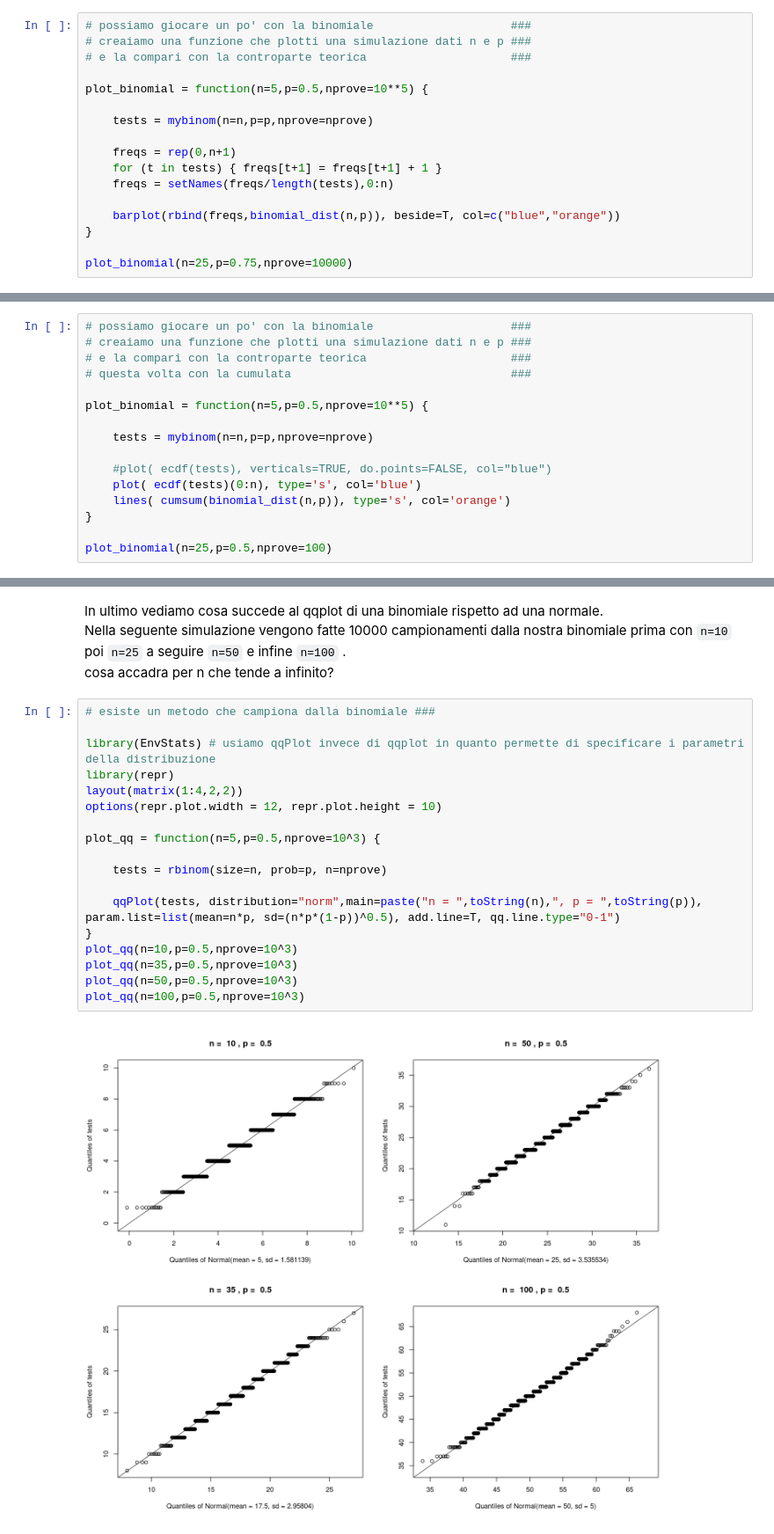
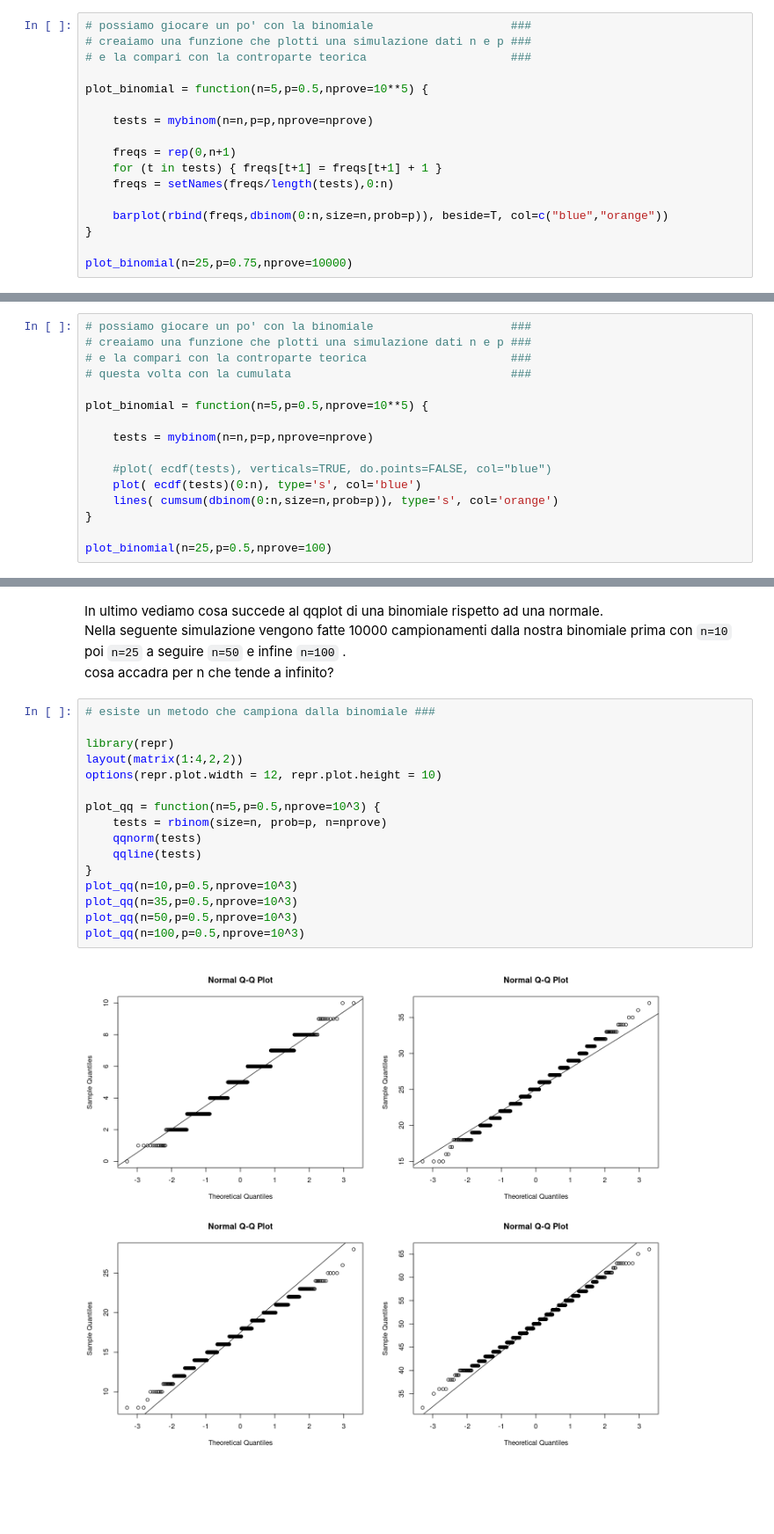
Before and after one commit to f14-bertolotti/SAD-unimi, a Jupyter notebook: simulations/binomial_distribution_R.ipynb, the cells around one changed output, grey strips where cells are left out. Shown at 88% size. Saved outputs shown, nothing was run; the diff lists cells and outputs as text; blank space fills up the shorter version.

```diff
--- a/simulations/binomial_distribution_R.ipynb
+++ b/simulations/binomial_distribution_R.ipynb
@@ -124,7 +124,7 @@ plot_binomial = function(n=5,p=0.5,nprove=10**5) {
     for (t in tests) { freqs[t+1] = freqs[t+1] + 1 }
     freqs = setNames(freqs/length(tests),0:n)
 
-    barplot(rbind(freqs,binomial_dist(n,p)), beside=T, col=c("blue","orange"))
+    barplot(rbind(freqs,dbinom(0:n,size=n,prob=p)), beside=T, col=c("blue","orange"))
 }
 
 plot_binomial(n=25,p=0.75,nprove=10000)
@@ -142,7 +142,7 @@ plot_binomial = function(n=5,p=0.5,nprove=10**5) {
 
     #plot( ecdf(tests), verticals=TRUE, do.points=FALSE, col="blue")
     plot( ecdf(tests)(0:n), type='s', col='blue')
-    lines( cumsum(binomial_dist(n,p)), type='s', col='orange')
+    lines( cumsum(dbinom(0:n,size=n,prob=p)), type='s', col='orange')
 }
 
 plot_binomial(n=25,p=0.5,nprove=100)
@@ -155,20 +155,18 @@ cosa accadra per n che tende a infinito?
 # %%
 # esiste un metodo che campiona dalla binomiale ###
 
-library(EnvStats) # usiamo qqPlot invece di qqplot in quanto permette di specificare i parametri della distribuzione
 library(repr)
 layout(matrix(1:4,2,2))
 options(repr.plot.width = 12, repr.plot.height = 10)
 
 plot_qq = function(n=5,p=0.5,nprove=10^3) {
-
     tests = rbinom(size=n, prob=p, n=nprove)
-
-    qqPlot(tests, distribution="norm",main=paste("n = ",toString(n),", p = ",toString(p)), param.list=list(mean=n*p, sd=(n*p*(1-p))^0.5), add.line=T, qq.line.type="0-1")
+    qqnorm(tests)
+    qqline(tests)
 }
 plot_qq(n=10,p=0.5,nprove=10^3)
 plot_qq(n=35,p=0.5,nprove=10^3)
 plot_qq(n=50,p=0.5,nprove=10^3)
 plot_qq(n=100,p=0.5,nprove=10^3)
 # %% [output]
-[figure, old version]
+[figure, new version]
```
Also changed, not shown: parts of 7 cells of this notebook.
